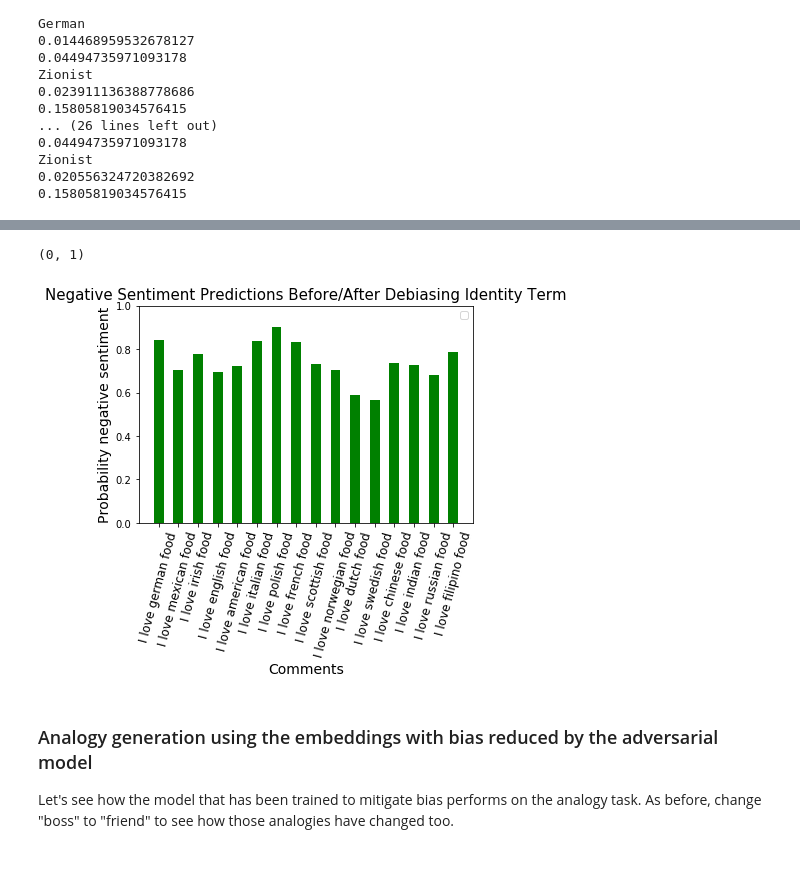
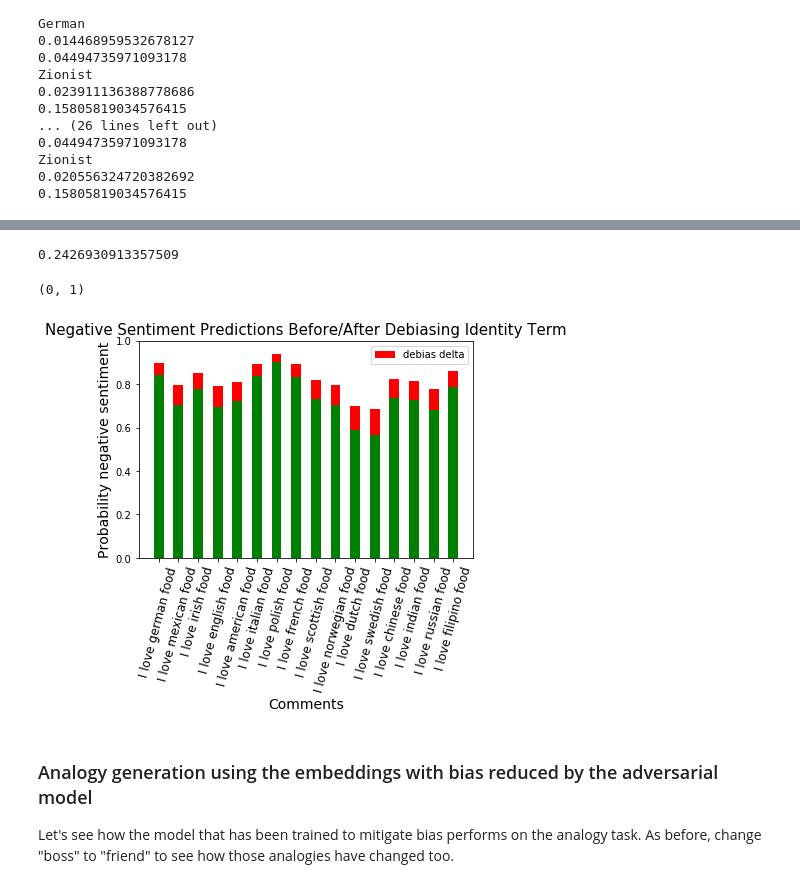
Before and after one commit to ChristopherSweeney/6.860_project, a Jupyter notebook: Mitigating_Word_Embeddings_Bias.ipynb, the cells around one changed output, grey strips where cells are left out. Drawn from its saved outputs; the diff is of its cells as text; code cells hidden in the pictures.

```diff
--- a/Mitigating_Word_Embeddings_Bias.ipynb
+++ b/Mitigating_Word_Embeddings_Bias.ipynb
@@ -789,17 +784,17 @@ count
 # %%
 df = pd.read_csv("data/kaggle_toxicity/train.csv")
 def generate_train_test_set(model,targets,sentences,limit=1000,dim=300):
-    vectors = np.zeros((823,dim))
-    labels = np.zeros((823))
+    vectors = []
+    labels = []
     count=0
     for i,sentence in enumerate(sentences):
         words = filter(lambda x: x in model,[x.lower() for x in sentence.split()])
-        if len(words)<5 and len(words)>1 and count <823:
-            vectors[count,:] = np.mean(model[words],axis = 0)
-            labels[count] = targets[i]
+        if len(words)<5 and len(words)>1:
+            vectors.append(np.mean(model[words],axis = 0))
+            labels.append(targets[i])
             count+=1
     print count, " sentences in embeddings, ", limit - count, " sentences not in embeddings"
-    return train_test_split(vectors, labels, test_size=0.1, random_state=0)
+    return train_test_split(np.array(vectors), np.array(labels), test_size=0.1, random_state=0)
 
 toxic_sentences = df[df["toxic"]==1]["comment_text"]
 num_toxic_samples = len(toxic_sentences)
@@ -831,11 +826,12 @@ array([[9.99926585e-01, 7.34146472e-05]])
 # %%
 s=[]
 for i in nationalities:
-    s.append("I am " +i.lower())
+    if i.lower() not in ["italian","french","polish"]:
+        s.append("I am " +i.lower())
 p=[]
 d=[]
 for i in s:
-    n=1
+    n=2
     a =i.split(" ")
     p.append(model.predict_proba([np.mean(embeddings[a],axis=0)])[0][0])
     de = embeddings[a]
@@ -858,6 +854,6 @@ plt.title("Toxicity Predictions Before/After Debiasing Identity Term",fontsize=
 index = np.arange(len(s))
 bar = plt.bar(index,d,width=.5,color='r')
 plt.xticks(index, s, fontsize=12, rotation=75)
-plt.legend(loc='upper right')
-plt.ylim(top=1,bottom=.3)
+plt.legend(loc='upper middle')
+plt.ylim(top=.95,bottom=.5)
 # %% [output]
@@ -866,38 +879,42 @@ plt.ylim(top=1,bottom=.3)
+# %%
+print np.mean(np.array(delta)/(np.array(p)-.5))
+# %% [output]
+0.2426930913357509
 # %%
 s=[]
 for i in nationalities:
     s.append("I love " + i.lower() + " food")
 p=[]
 d=[]
 for i in s:
     n=1
     a =i.split(" ")
     p.append(clf.predict_proba([np.mean(embeddings[a],axis=0)])[0][0])
     de = embeddings[a]
     de[n,:] = embeddings[a[n]]-(np.dot(np.dot(w_h[0][4],w_h[0][4].T),embeddings[a[n]]))
     d.append((clf.predict_proba([np.mean(de,axis=0)])[0][0]))
 
-# plt.figure()
-# plt.xlabel('Comments', fontsize=14)
-# plt.ylabel('Probability of Toxicity', fontsize=14)
-# plt.title("Toxicity Predictions Before Debiasing Identity Term",fontsize= 15)
-# index = np.arange(len(s))
-# bar = plt.bar(index,p,width=.5,color='r',label="debias delta")
-# plt.xticks(index, s, fontsize=12, rotation=75)
-#plt.ylim(top=1,bottom=0)
+plt.figure()
+plt.xlabel('Comments', fontsize=14)
+plt.ylabel('Probability of Toxicity', fontsize=14)
+plt.title("Toxicity Predictions Before Debiasing Identity Term",fontsize= 15)
+index = np.arange(len(s))
+bar = plt.bar(index,p,width=.5,color='r',label="debias delta")
+plt.xticks(index, s, fontsize=12, rotation=75)
+plt.ylim(top=1,bottom=0)
 
 # plt.figure()
 plt.xlabel('Comments', fontsize=14)
 plt.ylabel('Probability negative sentiment', fontsize=14)
 plt.title("Negative Sentiment Predictions Before/After Debiasing Identity Term",fontsize= 15)
 index = np.arange(len(s))
 bar = plt.bar(index,d,width=.5,color='g')
 plt.xticks(index, s, fontsize=12, rotation=75)
 plt.legend(loc='upper right')
 plt.ylim(top=1,bottom=0)
 # %% [output]
 (0, 1)
-[figure, old version]
+[figure, new version]
 # %% [markdown]
 ### Analogy generation using the embeddings with bias reduced by the adversarial model
 
```
Also changed, not shown: parts of 21 cells of this notebook.
